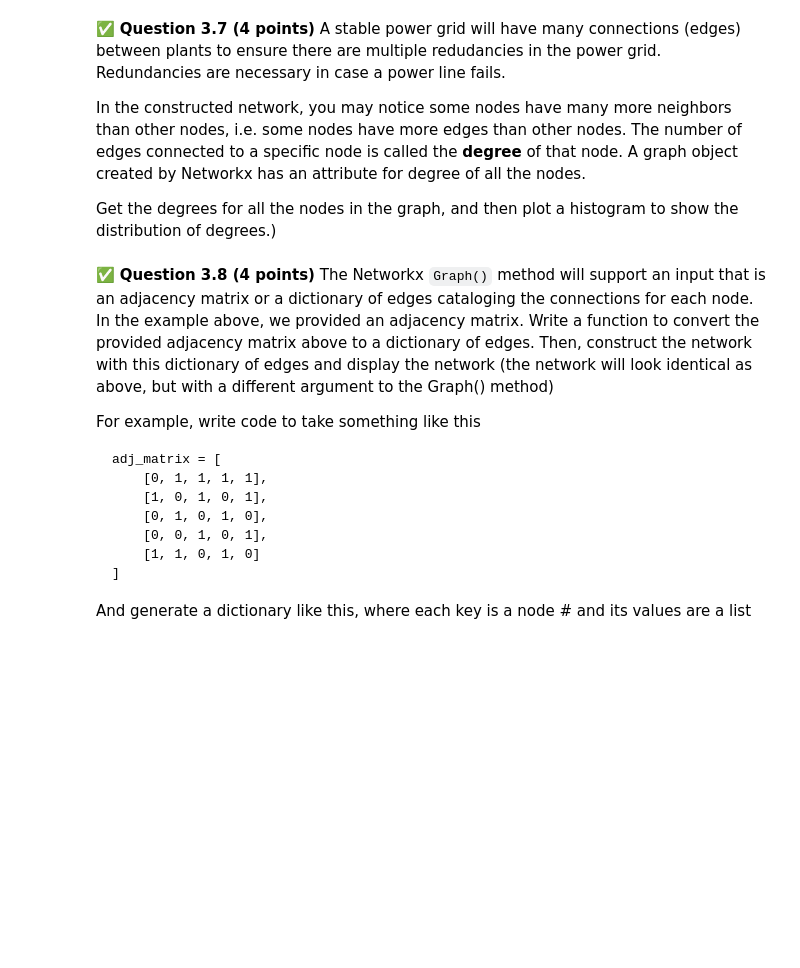
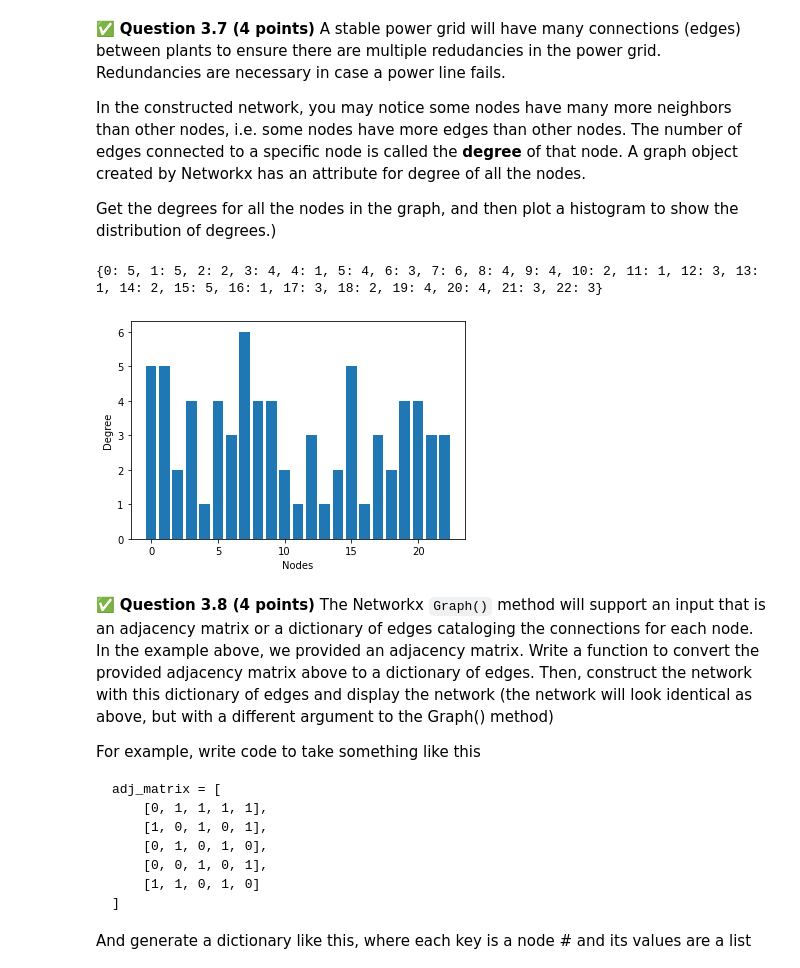
Before and after one commit to BraydenDillon/CMSE202-f23-turnin, a Jupyter notebook: hw-02/HW-02_OOP_ABM_GraphTheory-STUDENT.ipynb, the cells around one changed output. Cells and saved outputs as stored; diff of their text form; code cells hidden in the pictures; blank space fills up the shorter version.

```diff
--- a/hw-02/HW-02_OOP_ABM_GraphTheory-STUDENT.ipynb
+++ b/hw-02/HW-02_OOP_ABM_GraphTheory-STUDENT.ipynb
@@ -518,3 +601,16 @@ Get the degrees for all the nodes in the graph, and then plot a histogram to sho
+# %%
+# Put your code here:
+degrees = dict(G.degree())
+print(degrees)
+keys = list(degrees.keys())
+vals = list(degrees.values())
+plt.bar(keys, vals)
+plt.xlabel('Nodes')
+plt.ylabel('Degree')
+plt.show()
+# %% [output]
+{0: 5, 1: 5, 2: 2, 3: 4, 4: 1, 5: 4, 6: 3, 7: 6, 8: 4, 9: 4, 10: 2, 11: 1, 12: 3, 13: 1, 14: 2, 15: 5, 16: 1, 17: 3, 18: 2, 19: 4, 20: 4, 21: 3, 22: 3}
+[figure, added]
 # %% [markdown]
 &#9989; **Question 3.8 (4 points)** The Networkx `Graph()` method will support an input that is an adjacency matrix or a dictionary of edges cataloging the connections for each node.  In the example above, we provided an adjacency matrix.  Write a function to convert the provided adjacency matrix above to a dictionary of edges.  Then, construct the network with this dictionary of edges and display the network (the network will look identical as above, but with a different argument to the Graph() method)
 
```
Also changed, not shown: parts of 28 cells of this notebook, 3 other files.
